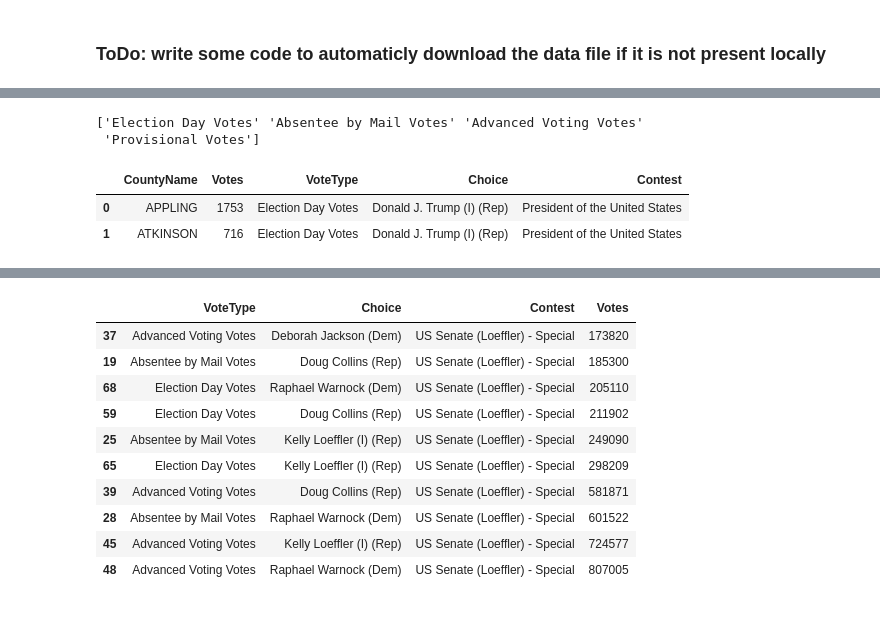
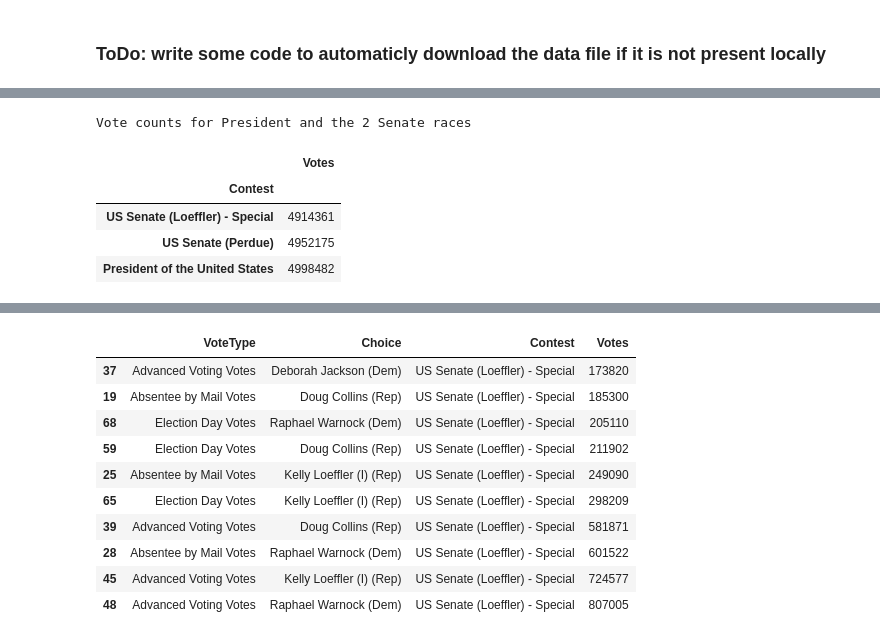
Before and after one commit to jhmuller/ga-votes-2020-11-03, a Jupyter notebook: _notebooks/2020-12-27-ga-votes.ipynb, the cells around one changed output, grey strips where cells are left out. Drawn from its saved outputs; the diff is of its cells as text; code cells hidden in the pictures.

```diff
--- a/_notebooks/2020-12-27-ga-votes.ipynb
+++ b/_notebooks/2020-12-27-ga-votes.ipynb
@@ -219,9 +210,10 @@ US Senate (Loeffler) - Special
-# %%
-print(contestsdf['VoteType'].unique())
-contestsdf.head(2)
-# %% [output]
-['Election Day Votes' 'Absentee by Mail Votes' 'Advanced Voting Votes'
- 'Provisional Votes']
-|  | CountyName | Votes | VoteType | Choice | Contest |
-| 0 | APPLING | 1753 | Election Day Votes | Donald J. Trump (I) (Rep) | President of the United States |
-| 1 | ATKINSON | 716 | Election Day Votes | Donald J. Trump (I) (Rep) | President of the United States |
+# %%
+print("Vote counts for President and the 2 Senate races")
+contestsdf.groupby(by="Contest").sum().sort_values(by="Votes")
+# %% [output]
+Vote counts for President and the 2 Senate races
+|  | Votes |
+| Contest |  |
+| US Senate (Loeffler) - Special | 4914361 |
+| US Senate (Perdue) | 4952175 |
+| President of the United States | 4998482 |
```
Also changed, not shown: parts of 9 cells of this notebook.
